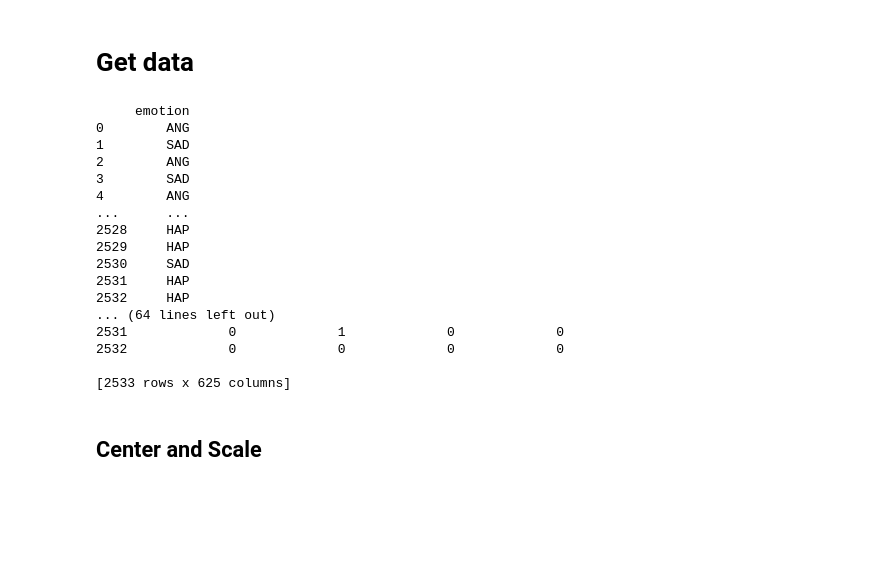
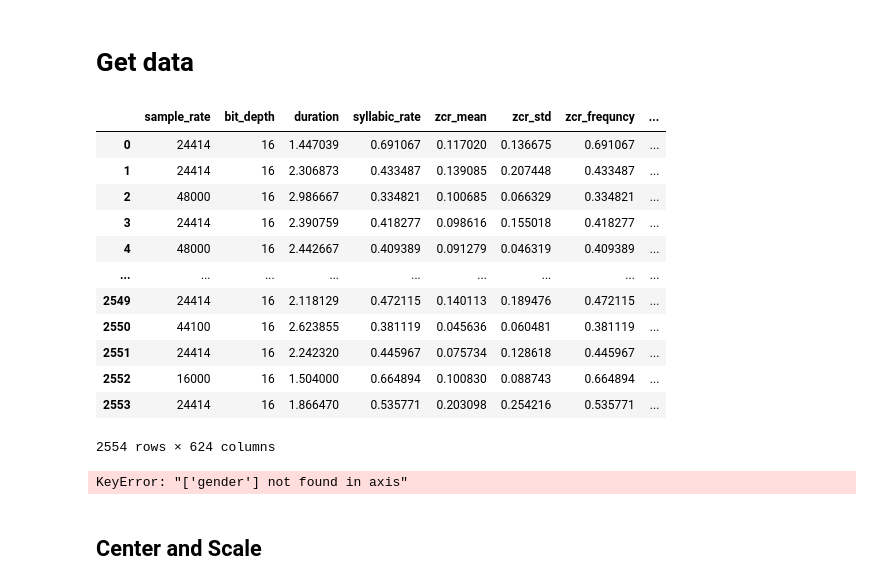
Before and after one commit to dannykaplunski/EmotionsAcrossLangsStatisticalLearning, a Jupyter notebook: notebooks/kmeansClustering.ipynb, the cells around one changed output. Cells and saved outputs as stored; diff of their text form; code cells hidden in the pictures; blank space fills up the shorter version.

```diff
--- a/notebooks/kmeansClustering.ipynb
+++ b/notebooks/kmeansClustering.ipynb
@@ -20,23 +22,33 @@ from scipy.stats import f_oneway
 # %% [markdown]
 # Get data
+# %%
+dfin
+# %% [output]
+|  | sample_rate | bit_depth | duration | syllabic_rate | zcr_mean | zcr_std | zcr_frequncy | ... |
+| 0 | 24414 | 16 | 1.447039 | 0.691067 | 0.117020 | 0.136675 | 0.691067 | ... |
+| 1 | 24414 | 16 | 2.306873 | 0.433487 | 0.139085 | 0.207448 | 0.433487 | ... |
+| 2 | 48000 | 16 | 2.986667 | 0.334821 | 0.100685 | 0.066329 | 0.334821 | ... |
+| 3 | 24414 | 16 | 2.390759 | 0.418277 | 0.098616 | 0.155018 | 0.418277 | ... |
+| 4 | 48000 | 16 | 2.442667 | 0.409389 | 0.091279 | 0.046319 | 0.409389 | ... |
+| ... | ... | ... | ... | ... | ... | ... | ... | ... |
+| 2549 | 24414 | 16 | 2.118129 | 0.472115 | 0.140113 | 0.189476 | 0.472115 | ... |
+| 2550 | 44100 | 16 | 2.623855 | 0.381119 | 0.045636 | 0.060481 | 0.381119 | ... |
+| 2551 | 24414 | 16 | 2.242320 | 0.445967 | 0.075734 | 0.128618 | 0.445967 | ... |
+| 2552 | 16000 | 16 | 1.504000 | 0.664894 | 0.100830 | 0.088743 | 0.664894 | ... |
+| 2553 | 24414 | 16 | 1.866470 | 0.535771 | 0.203098 | 0.254216 | 0.535771 | ... |
+2554 rows × 624 columns
 # %%
 filename = '../data/full_df.csv'
 
 dfin = pd.read_csv(filename)
-#encode gender as a 0/1
-df = pd.get_dummies(dfin, columns=['gender'])
+droplist= ['file_name', 'gender', 'sample_rate', 'bit_depth'] #since gender M is 100% linearly dependent of gender F and the technical stuff is not relevant
+df = dfin.drop(droplist, axis=1)
+
 #store the language labels separately
 langdata = df[['language']]
 df = pd.get_dummies(df, columns=['language'])
 
-#drop the empty column at the beginning
-df = df.drop('Unnamed: 0',axis = 1)
-
-
-
 #remove categorical columns except the column of interest, one gender
-droplist= ['file_name', 'gender', 'sample_rate', 'bit_depth'] #since gender M is 100% linearly dependent of gender F and the technical stuff is not relevant
-df = df.drop(droplist, axis=1)
 
 #separate out the known labels from the predictors
 labcol = ['emotion']
@@ -46,23 +58,7 @@ features = df.drop(labcol, axis=1)
 print(labels)
 print(features)
 # %% [output]
-     emotion
-0        ANG
-1        SAD
-2        ANG
-3        SAD
-4        ANG
-...      ...
-2528     HAP
-2529     HAP
-2530     SAD
-2531     HAP
-2532     HAP
-... (64 lines left out)
-2531             0             1             0             0
-2532             0             0             0             0
-
-[2533 rows x 625 columns]
+KeyError: "['gender'] not found in axis"
 # %% [markdown]
 ## Center and Scale
 # %%
```
Also changed, not shown: parts of 1 cell of this notebook.
